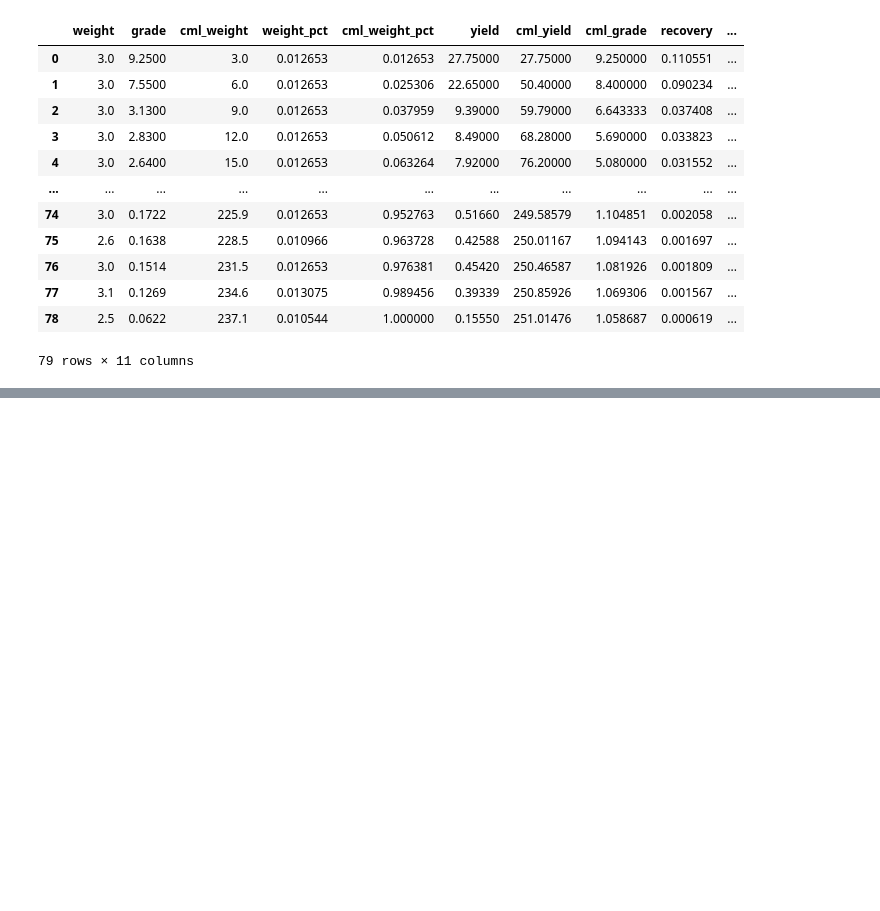
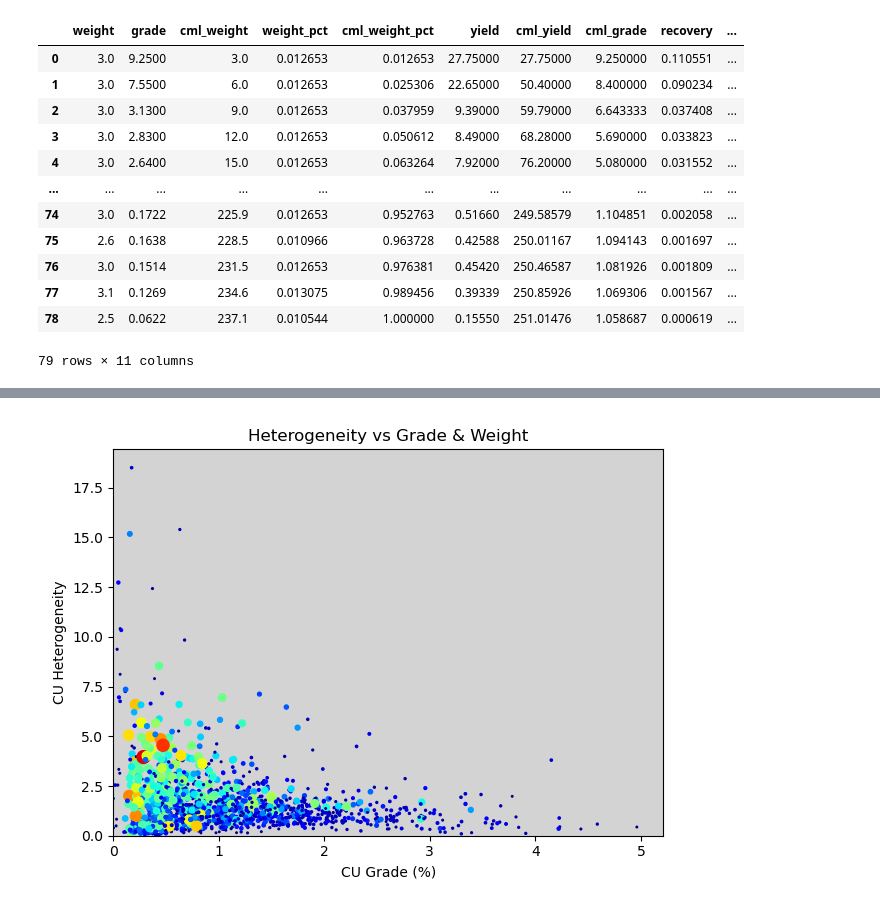
Before and after one commit to jouytrew/masters_pfti, a Jupyter notebook: notebooks/het_analysis_assay.ipynb, the cells around one changed output, grey strips where cells are left out. Cells and saved outputs as stored; diff of their text form; code cells hidden in the pictures; blank space fills up the shorter version.

```diff
--- a/notebooks/het_analysis_assay.ipynb
+++ b/notebooks/het_analysis_assay.ipynb
@@ -61,15 +66,15 @@ unique_hole_ids = list(assay['HOLEID'].unique())
 # %% [markdown]
 # Create Groupings
 # %%
-drillholes = {}
+groups = {}
 
 for hole_id in unique_hole_ids:
     data = assay.query('HOLEID == @hole_id')
     # .sort_values(by=['FROM']).reset_index(drop=True)
 
-    drillholes[hole_id] = Grouping(hole_id)
+    groups[hole_id] = Grouping(hole_id)
     for element in elements:
-        drillholes[hole_id].add_resource(element, data['INTLEN'], data[element])
+        groups[hole_id].add_resource(element, data['INTLEN'], data[element])
 # %% [output]
 No data for grouping: MM10-4-7, resource: AG
 No data for grouping: MM10-4-8, resource: AG
@@ -323,7 +321,7 @@ class GroupingAndLoc:
         self.z = z
 # %%
 drillholes_w_loc = {}
-for dhid, drillhole in drillholes.items():
+for dhid, drillhole in groups.items():
     if dhid not in collars:
         print(f'{dhid} not in collars')
     else:
@@ -336,7 +330,7 @@ from mpl_toolkits import mplot3d
 # %%
 xs, ys, zs, hs = [], [], [], {}
 
-for dhid, drillhole in drillholes.items():
+for dhid, drillhole in groups.items():
     if dhid not in collars:
         print(f'{dhid} not in collars')
     else:
@@ -349,7 +343,7 @@ for dhid, drillhole in drillholes.items():
                 hs[element] = []
             if element in drillhole.resources:
                 dhr = drillhole.resources[element]
-                hs[element].append(drillhole.resources[element].heterogeneity)
+                hs[element].append(drillhole.resources[element].get_heterogeneity())
             else:
                 hs[element].append(np.nan)
 # %%
@@ -426,0 +424,31 @@ Text(0.5, 0, 'ELEV')
+# %%
+element = 'CU'
+
+x, y, w = [], [], []
+
+for dhid, group in groups.items():
+    x.append(group.resources[element].get_grade())
+    y.append(group.resources[element].get_heterogeneity())
+    w.append(group.resources[element].get_cml_weight())
+
+max_w = np.max(w)
+scaled_w = 1 + (9 * (w / max_w))
+
+
+fig = plt.figure()
+ax = fig.add_subplot()
+
+ax.scatter(x, y, s=scaled_w**2, c=w, cmap=plt.colormaps.get('jet'))
+
+ax.set_xlabel(f'{element} Grade (%)')
+ax.set_xlim(0, None)
+
+ax.set_ylabel(f'{element} Heterogeneity')
+ax.set_ylim(0, None)
+
+ax.set_title('Heterogeneity vs Grade & Weight')
+ax.set_facecolor('lightgrey')
+
+fig.tight_layout()
+# %% [output]
+[figure, added]
```
Also changed, not shown: parts of 18 cells of this notebook, 8 other files.
